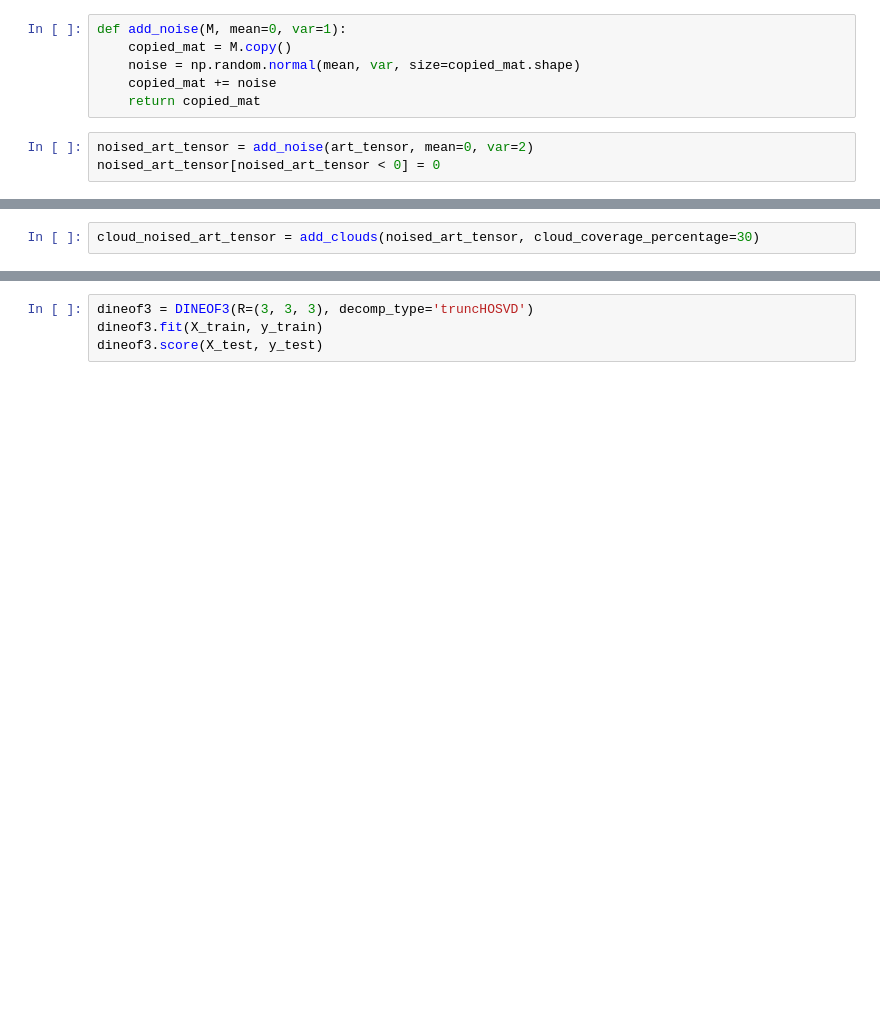
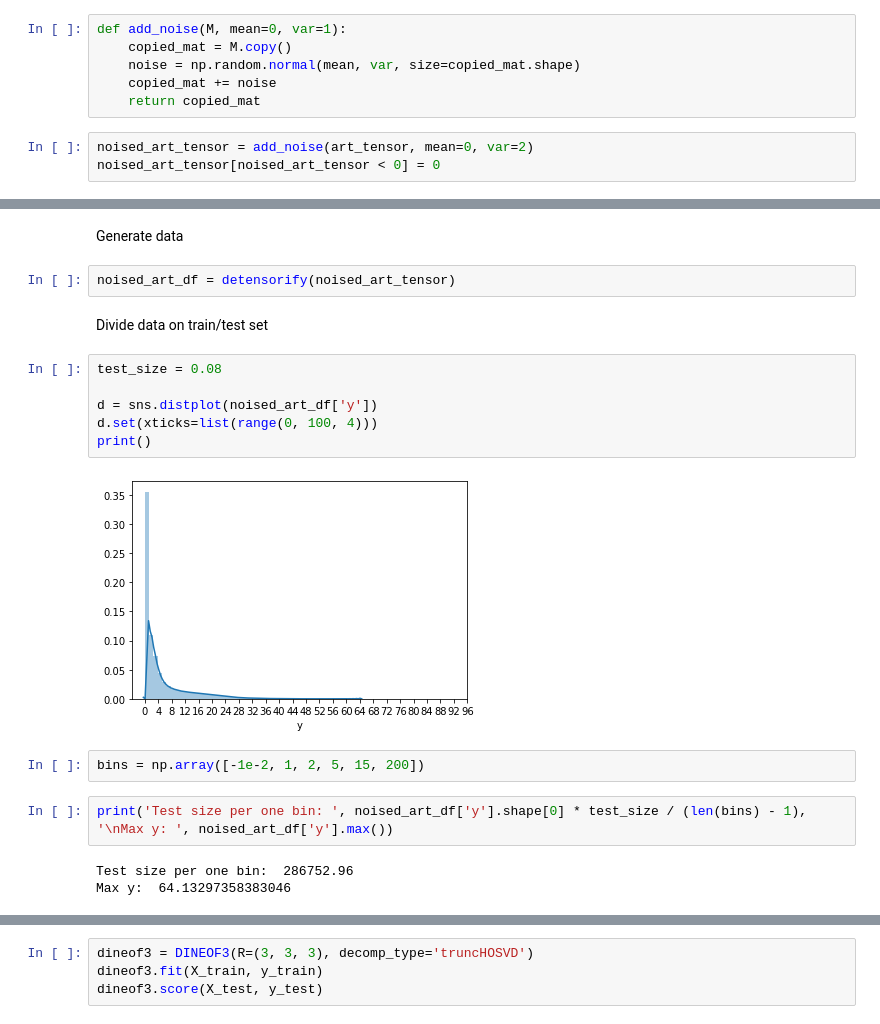
Before and after one commit to theleokul/tieof, a Jupyter notebook: research/tensor_decomp.ipynb, the cells around one changed output, grey strips where cells are left out. Cells and saved outputs as stored; diff of their text form; blank space fills up the shorter version.

```diff
--- a/research/tensor_decomp.ipynb
+++ b/research/tensor_decomp.ipynb
@@ -207,2 +302,21 @@ def add_clouds(art_tensor, cloud_coverage_percentage):
-# %%
-cloud_noised_art_tensor = add_clouds(noised_art_tensor, cloud_coverage_percentage=30)
+# %% [markdown]
+Generate data
+# %%
+noised_art_df = detensorify(noised_art_tensor)
+# %% [markdown]
+Divide data on train/test set
+# %%
+test_size = 0.08
+
+d = sns.distplot(noised_art_df['y'])
+d.set(xticks=list(range(0, 100, 4)))
+print()
+# %% [output]
+[figure, added]
+# %%
+bins = np.array([-1e-2, 1, 2, 5, 15, 200])
+# %%
+print('Test size per one bin: ', noised_art_df['y'].shape[0] * test_size / (len(bins) - 1), '\nMax y: ', noised_art_df['y'].max())
+# %% [output]
+Test size per one bin:  286752.96
+Max y:  64.13297358383046
```
Also changed, not shown: parts of 35 cells of this notebook.
